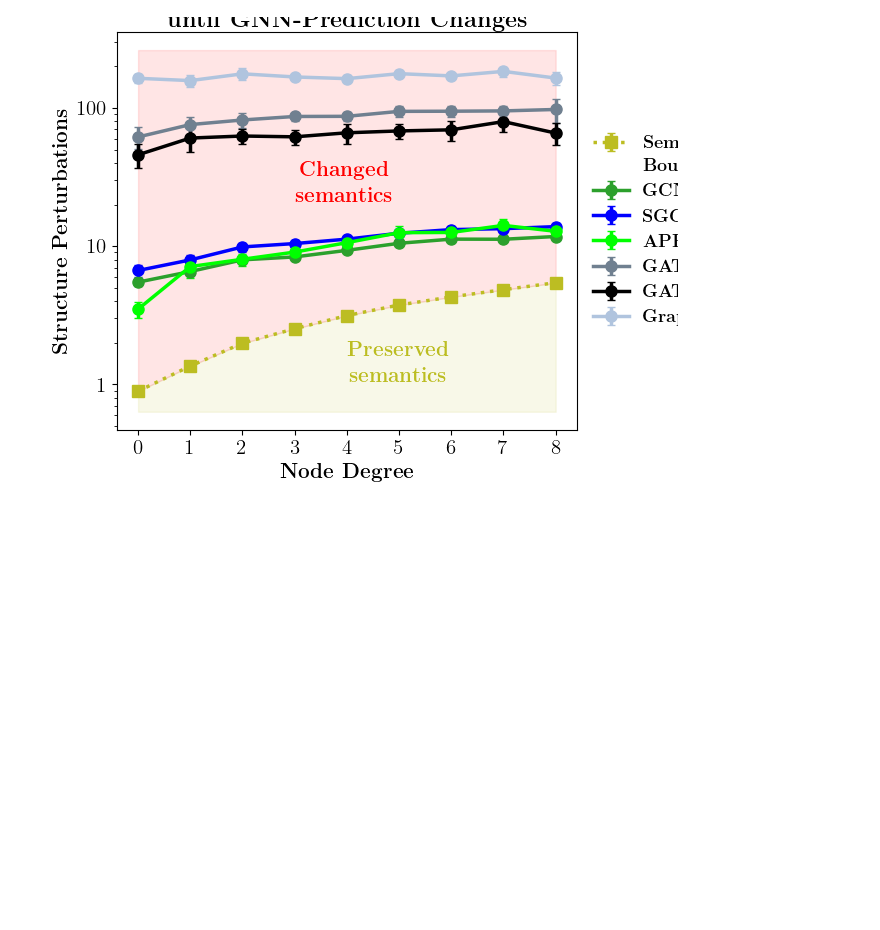
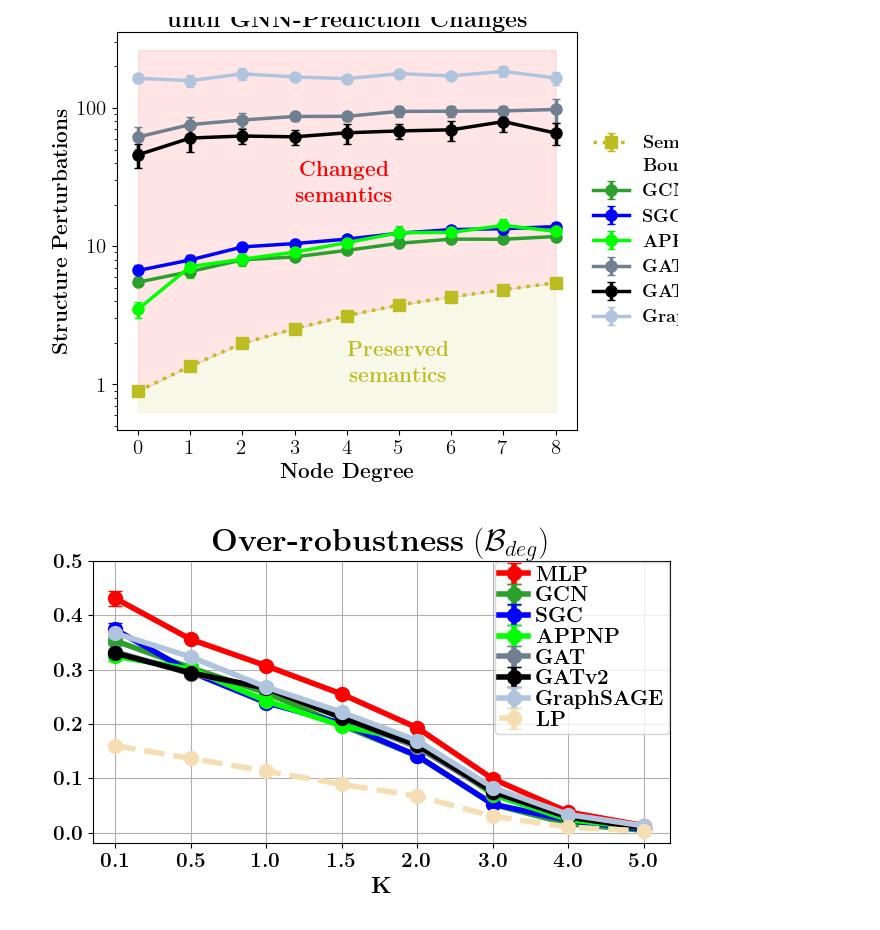
Before and after one commit to saper0/revisiting_robustness, a Jupyter notebook: notebooks/robustness/iclr_rebutal.ipynb, the cells around one changed output. Drawn from its saved outputs; the diff is of its cells as text; code cells hidden in the pictures; blank space fills up the shorter version.

Commit message:
Added SGA experiments.

```diff
--- a/notebooks/robustness/iclr_rebutal.ipynb
+++ b/notebooks/robustness/iclr_rebutal.ipynb
@@ -14,7 +14,7 @@ gcn_exp = dict(
     label = "GCN",
     collection = "rob_csbm_gcn",
     start_id = 1,
-    end_id = 320,
+    end_id = 400,
     n_seeds = 10,
 )
 appnp_exp = dict(
@@ -166,3 +172,24 @@ experiment_manager.starplot_workshop(name="f_wrt_y", attack="l2-weak", models=mo
                             bayes_label = bayes_label)
 # %% [output]
 [figure]
+# %%
+# camera ready
+plt.close("all")
+plt.rcParams.update({
+    "text.usetex": True,
+    "font.family": "Time New Roman"
+})
+#models = ["GCN", "GAT", "GATv2", "SGC", "MLP", "GraphSAGE", "APPNP", "LP", "APPNP+LP","GCN+LP", "GAT+LP", "GATv2+LP","MLP+LP", "GraphSAGE+LP", "SGC+LP"]
+models = ["MLP", "GCN", "APPNP", "SGC", "GAT", "GATv2", "GraphSAGE", "LP"]
+#models = ["GCN"]
+ylabel = r""
+title = r"\textbf{Over-robustness} ($\mathcal{B}_{deg}$) "
+experiment_manager.plot_workshop(name="over-robustness-v2", attack="l2-weak", models=models,
+                        errorbars=True, title=title, spacing="even", ylabel=ylabel,
+                        legend_loc="upper right", legend_cols=1, width = 1,
+                        budget="deg+0", titlefont=23, tickfont=15, legendfont=15,
+                        xylabelfont=17, linewidth=4, markersize=10,
+                        outside_legend=False, ylim=0.5, fontweight="bold",
+                        K_l=[0.1, 0.5, 1.0, 1.5, 2.0, 3.0, 4.0, 5.0])
+# %% [output]
+[figure, added]
```
Also changed, not shown: parts of 1 cell of this notebook, 59 other files.
